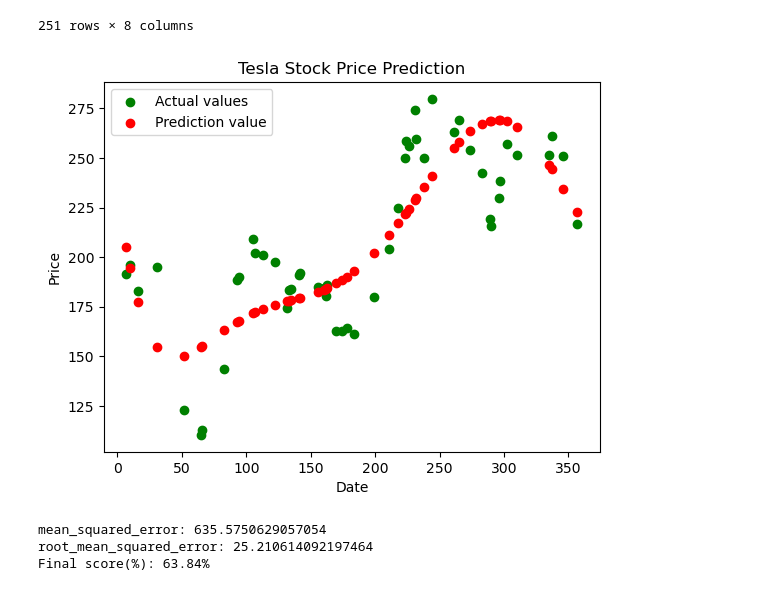
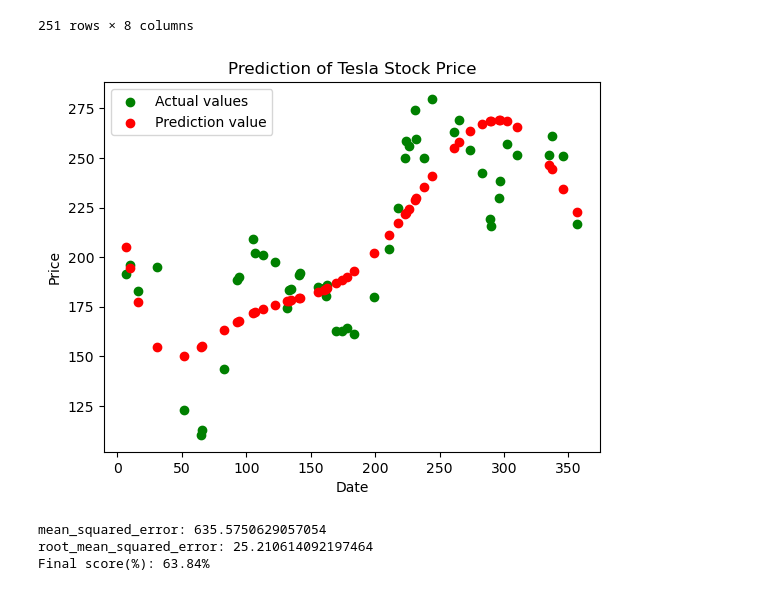
Before and after one commit to NiHavn/Dave3625_Oblig2, a Jupyter notebook: Oblig2.ipynb, the cells around one changed output. Drawn from its saved outputs; the diff is of its cells as text; code cells hidden in the pictures.

```diff
--- a/Oblig2.ipynb
+++ b/Oblig2.ipynb
@@ -80,17 +80,19 @@ df
 | 250 | 2023-10-31 | 196.119995 | 202.800003 | 194.070007 | 200.839996 | 200.839996 | 117881000 | 364 |
 251 rows × 8 columns
 # %%
+#Makes a prediction graph from the test data
 y_pred = graph.predict(X_polynomial_test)
-
-plt.title('Tesla Stock Price Prediction')
-plt.scatter(X_test, y_test, color='g', label='Actual values')
-plt.scatter(X_test, y_pred, color='r', label='Prediction value')
+#Now we can set up the graph at wich we will use the test data and prediction data to
+#plot how close the predictions are to the actuall results
+plt.title('Prediction of Tesla Stock Price')#Just a header for the graph
+plt.scatter(X_test, y_test, color='g', label='Actual values') #<- plots the testing dataset
+plt.scatter(X_test, y_pred, color='r', label='Prediction value') #<- pots the testing dataset on the prediction set to get a prediction plot
 plt.xlabel('Date')
 plt.ylabel('Price')
 plt.legend()
 plt.show()
 # %% [output]
-[figure, old version]
+[figure, new version]
 # %%
 #To evaluate ho effective the prediction was we can ue Mean Squared Error(MSE)
 mse = mean_squared_error(y_test, y_pred)
```
Also changed, not shown: parts of 2 cells of this notebook, 1 other file.
